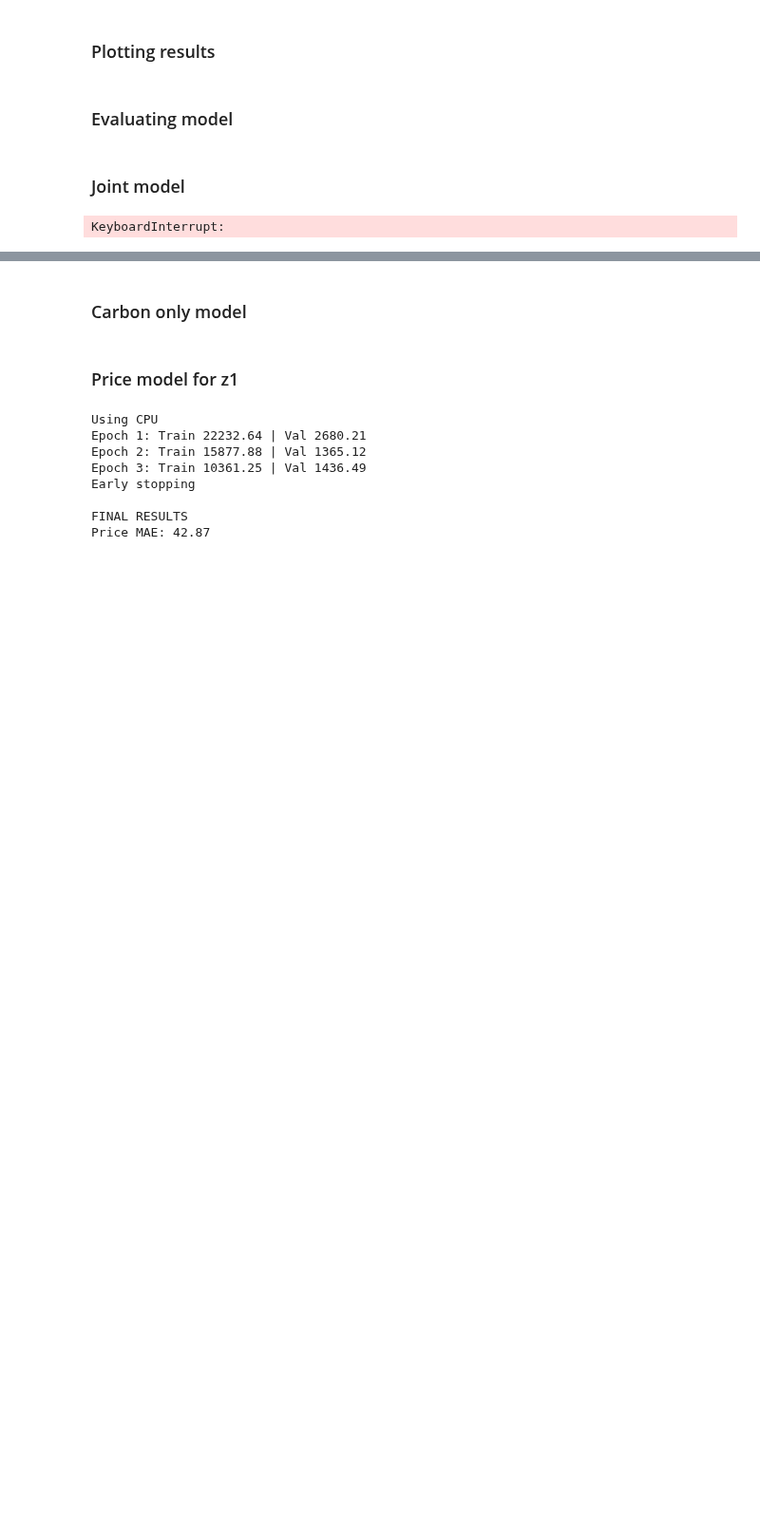
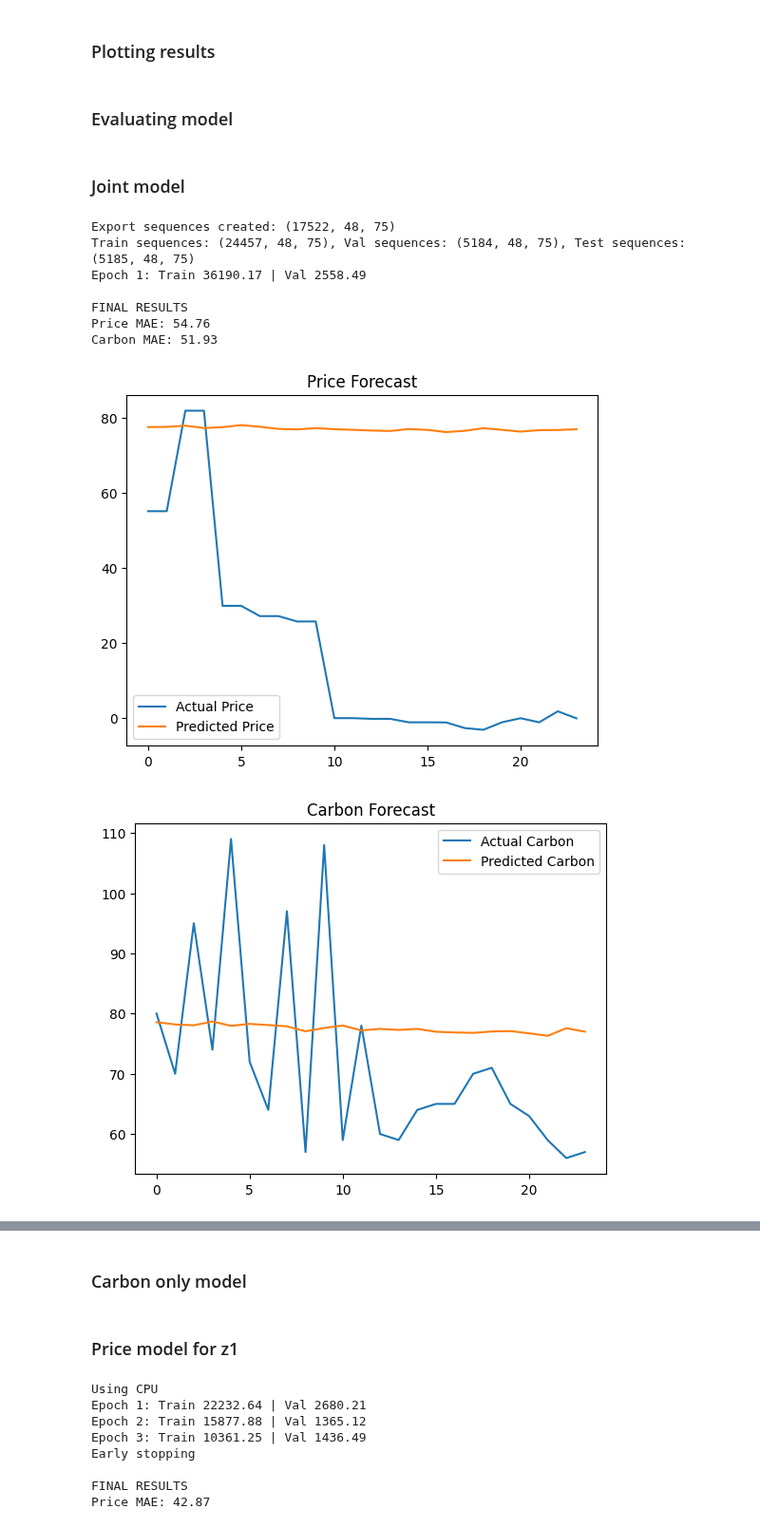
Before and after one commit to JonasDennisHansen/Advanced_business_analytics, a Jupyter notebook: LSTM_ludvig.ipynb, the cells around one changed output, grey strips where cells are left out. Shown at 95% size. Cells and saved outputs as stored; diff of their text form; code cells hidden in the pictures; blank space fills up the shorter version.

Commit message:
updateret export filer + fjernet pickle

```diff
--- a/LSTM_ludvig.ipynb
+++ b/LSTM_ludvig.ipynb
@@ -127,11 +124,16 @@ def create_sequences(X, Y, seq_len, horizon):
 ### Doing train and test splits
 # %%
 def prepare_data(df, target_cols, drop_cols):
+    dfToExport = df[df["datetime"] >= "2023-12-30"]
+    dfToLSTM = df[df["datetime"] <= "2024-01-01"]
+    dfToLSTM = dfToLSTM.drop(columns=["datetime"], errors="ignore").dropna()
+    dfToExport = dfToExport.drop(columns=["datetime"], errors="ignore").dropna()
 
-    df = df.drop(columns=["datetime"], errors="ignore").dropna()
+    exportX = dfToExport.drop(columns=target_cols+drop_cols).values
+    exportY = dfToExport[target_cols].values
 
-    X = df.drop(columns=target_cols + drop_cols).values
-    Y = df[target_cols].values
+    X = dfToLSTM.drop(columns=target_cols + drop_cols).values
+    Y = dfToLSTM[target_cols].values
 
     split1 = int(0.7 * len(X))
     split2 = int(0.85 * len(X))
@@ -139,14 +141,16 @@ def prepare_data(df, target_cols, drop_cols):
     return (
         X[:split1], X[split1:split2], X[split2:],
         Y[:split1], Y[split1:split2], Y[split2:],
+        exportX, exportY
     )
 
-def scale_data(X_train, X_val, X_test):
+def scale_data(X_train, X_val, X_test, exportX):
     scaler = StandardScaler()
     return (
         scaler.fit_transform(X_train),
         scaler.transform(X_val),
         scaler.transform(X_test),
+        scaler.transform(exportX),
         scaler
     )
 # %% [markdown]
@@ -332,7 +336,7 @@ def get_predictions(model, loader, device):
 # %%
 HORIZON = 24
 SEQ_LEN = 48
-EPOCHS = 100
+EPOCHS = 1
 
 df = load_and_merge("final_data.csv", weather_paths)
 df = basic_features(df)
@@ -345,36 +349,47 @@ target_cols = (
     [f"price_t+{i}" for i in range(1, HORIZON+1)] +
     [f"carbon_t+{i}" for i in range(1, HORIZON+1)]
 )
 
-df, dfToExport = simulation_split(df)
 
-X_train, X_val, X_test, Y_train, Y_val, Y_test = prepare_data(
+X_train, X_val, X_test, Y_train, Y_val, Y_test, exportX, exportY = prepare_data(
     df, target_cols, ["hour", "day_of_week", "month"]
 )
 
-X_train, X_val, X_test, scaler = scale_data(X_train, X_val, X_test)
+X_train, X_val, X_test, exportX, scaler = scale_data(X_train, X_val, X_test, exportX)
 
 X_train, Y_train = create_sequences(X_train, Y_train, SEQ_LEN, HORIZON)
 X_val, Y_val = create_sequences(X_val, Y_val, SEQ_LEN, HORIZON)
 X_test, Y_test = create_sequences(X_test, Y_test, SEQ_LEN, HORIZON)
+exportX, exportY = create_sequences(exportX, exportY, SEQ_LEN, HORIZON)
+
+print(f"Export sequences created: {exportX.shape}")
+print(f"Train sequences: {X_train.shape}, Val sequences: {X_val.shape}, Test sequences: {X_test.shape}")
 
 train_loader = DataLoader(SeqDataset(X_train, Y_train), batch_size=64, shuffle=True)
 val_loader   = DataLoader(SeqDataset(X_val, Y_val), batch_size=64)
 test_loader  = DataLoader(SeqDataset(X_test, Y_test), batch_size=64)
 
 model = LSTMModel(X_train.shape[2], output_dim=Y_train.shape[1])
 
 model, train_losses, val_losses, best_val = train_model(
     model, train_loader, val_loader,
     nn.L1Loss(),
     torch.optim.Adam(model.parameters(), lr=0.001),
     EPOCHS,
-    patience=2
+    patience=2, device="cpu"
 )
 
-preds, actuals = get_predictions(model, test_loader)
+preds, actuals = get_predictions(model, test_loader, device="cpu")
 
 evaluate_and_plot(preds, actuals, HORIZON, mode="both", idx=200)
 plot_losses(train_losses, val_losses)
 # %% [output]
-KeyboardInterrupt:
+Export sequences created: (17522, 48, 75)
+Train sequences: (24457, 48, 75), Val sequences: (5184, 48, 75), Test sequences: (5185, 48, 75)
+Epoch 1: Train 36190.17 | Val 2558.49
+
+FINAL RESULTS
+Price MAE: 54.76
+Carbon MAE: 51.93
+[figure, added]
+[figure, added]
```
Also changed, not shown: parts of 7 cells of this notebook, 2 other files.
